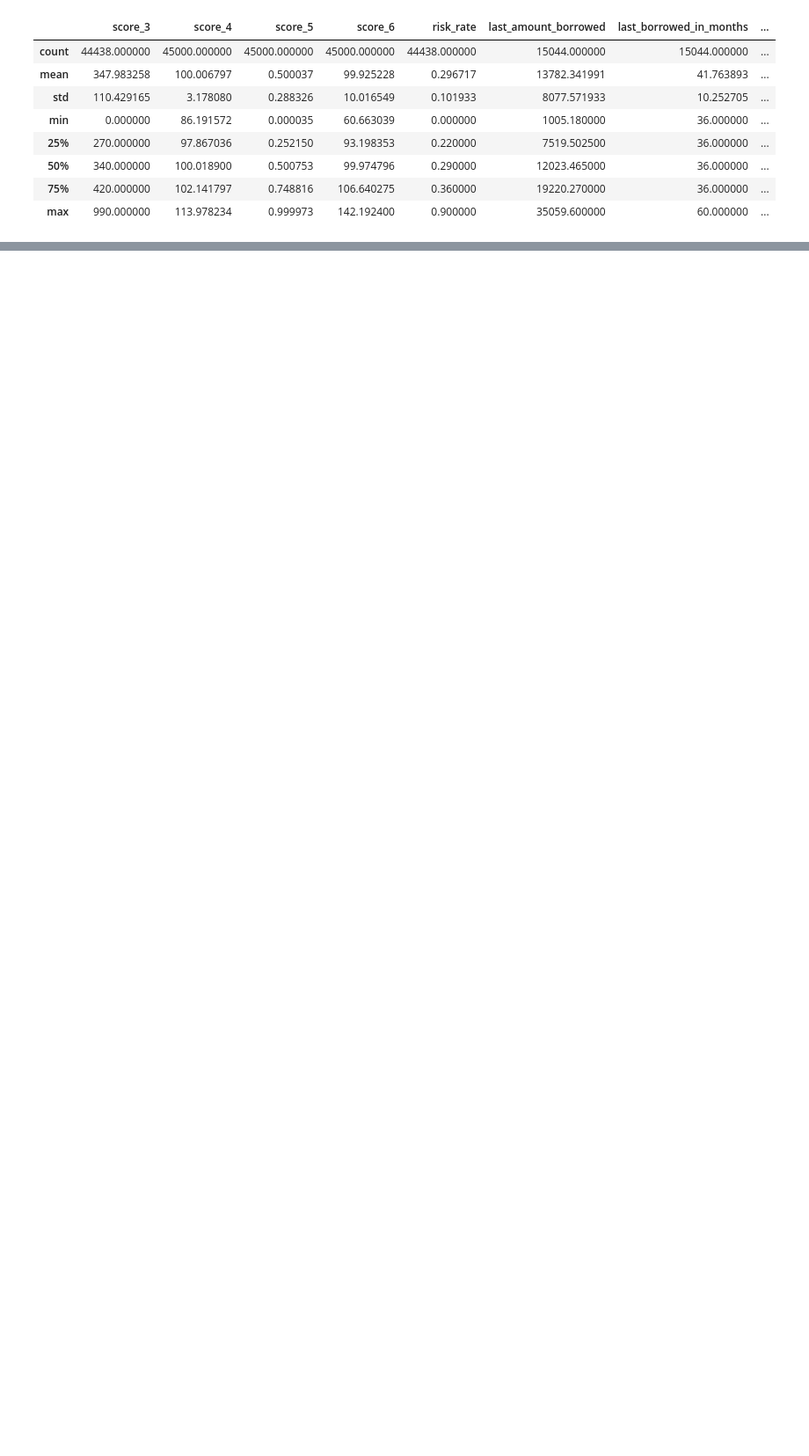
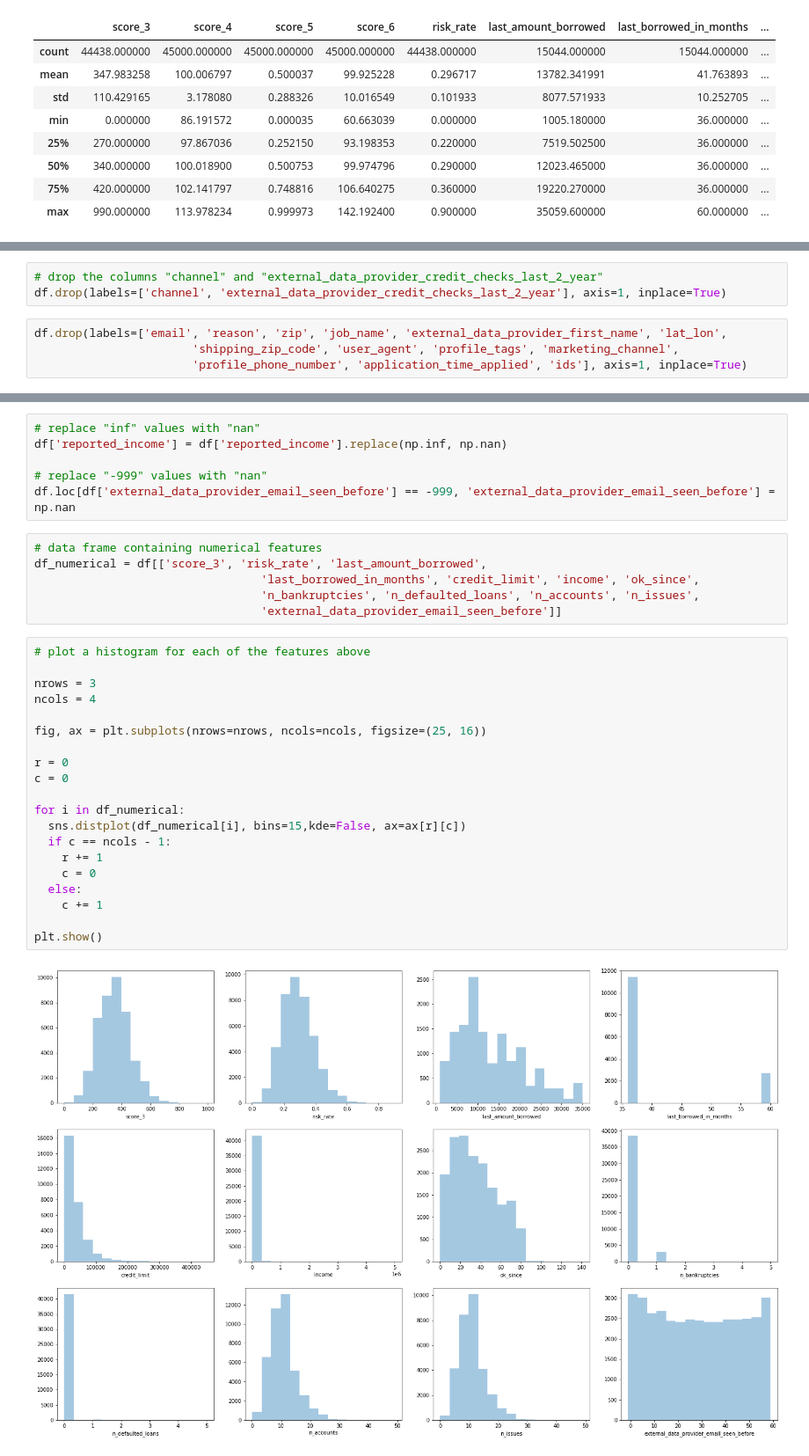
Before and after one commit to tvaditya/intro_ds_and_ml, a Jupyter notebook: Avaliação_de_Risco_de_Crédito.ipynb, the cells around one changed output, grey strips where cells are left out. Shown: that part at 88% size. Drawn from its saved outputs; the diff is of its cells as text; blank space fills up the shorter version.

```diff
--- a/Avaliação_de_Risco_de_Crédito.ipynb
+++ b/Avaliação_de_Risco_de_Crédito.ipynb
@@ -149,0 +217,7 @@ dtype: object
+# %%
+# drop the columns "channel" and "external_data_provider_credit_checks_last_2_year"
+df.drop(labels=['channel', 'external_data_provider_credit_checks_last_2_year'], axis=1, inplace=True)
+# %%
+df.drop(labels=['email', 'reason', 'zip', 'job_name', 'external_data_provider_first_name', 'lat_lon',
+                       'shipping_zip_code', 'user_agent', 'profile_tags', 'marketing_channel',
+                       'profile_phone_number', 'application_time_applied', 'ids'], axis=1, inplace=True)
@@ -149,0 +263,34 @@ dtype: object
+# %%
+# replace "inf" values with "nan"
+df['reported_income'] = df['reported_income'].replace(np.inf, np.nan)
+
+# replace "-999" values with "nan"
+df.loc[df['external_data_provider_email_seen_before'] == -999, 'external_data_provider_email_seen_before'] = np.nan
+# %%
+# data frame containing numerical features
+df_numerical = df[['score_3', 'risk_rate', 'last_amount_borrowed',
+                                 'last_borrowed_in_months', 'credit_limit', 'income', 'ok_since',
+                                 'n_bankruptcies', 'n_defaulted_loans', 'n_accounts', 'n_issues',
+                                 'external_data_provider_email_seen_before']]
+# %%
+# plot a histogram for each of the features above
+
+nrows = 3
+ncols = 4
+
+fig, ax = plt.subplots(nrows=nrows, ncols=ncols, figsize=(25, 16))
+
+r = 0
+c = 0
+
+for i in df_numerical:
+  sns.distplot(df_numerical[i], bins=15,kde=False, ax=ax[r][c])
+  if c == ncols - 1:
+    r += 1
+    c = 0
+  else:
+    c += 1
+
+plt.show()
+# %% [output]
+[figure, added]
```
Also changed, not shown: parts of 10 cells of this notebook.
